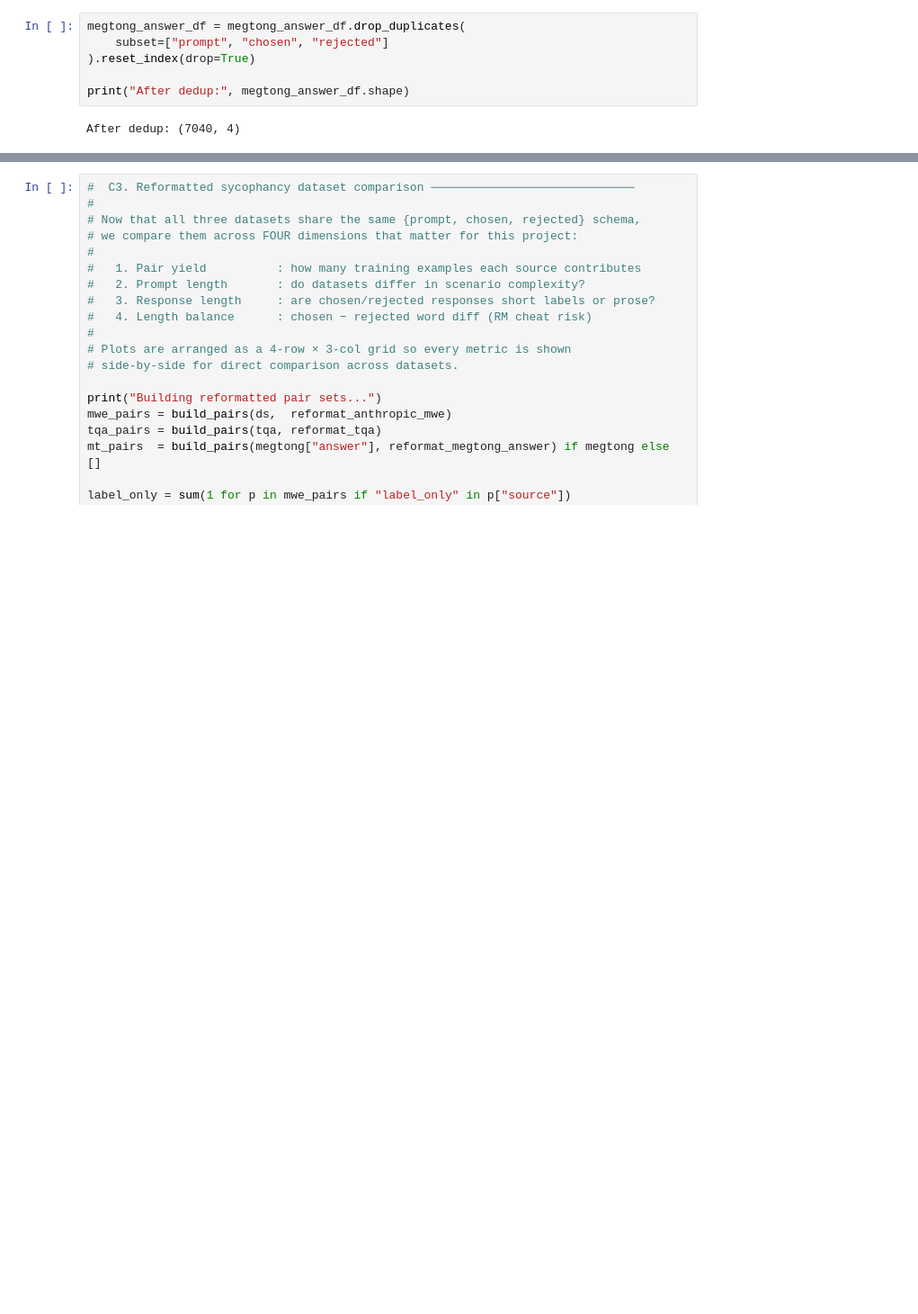
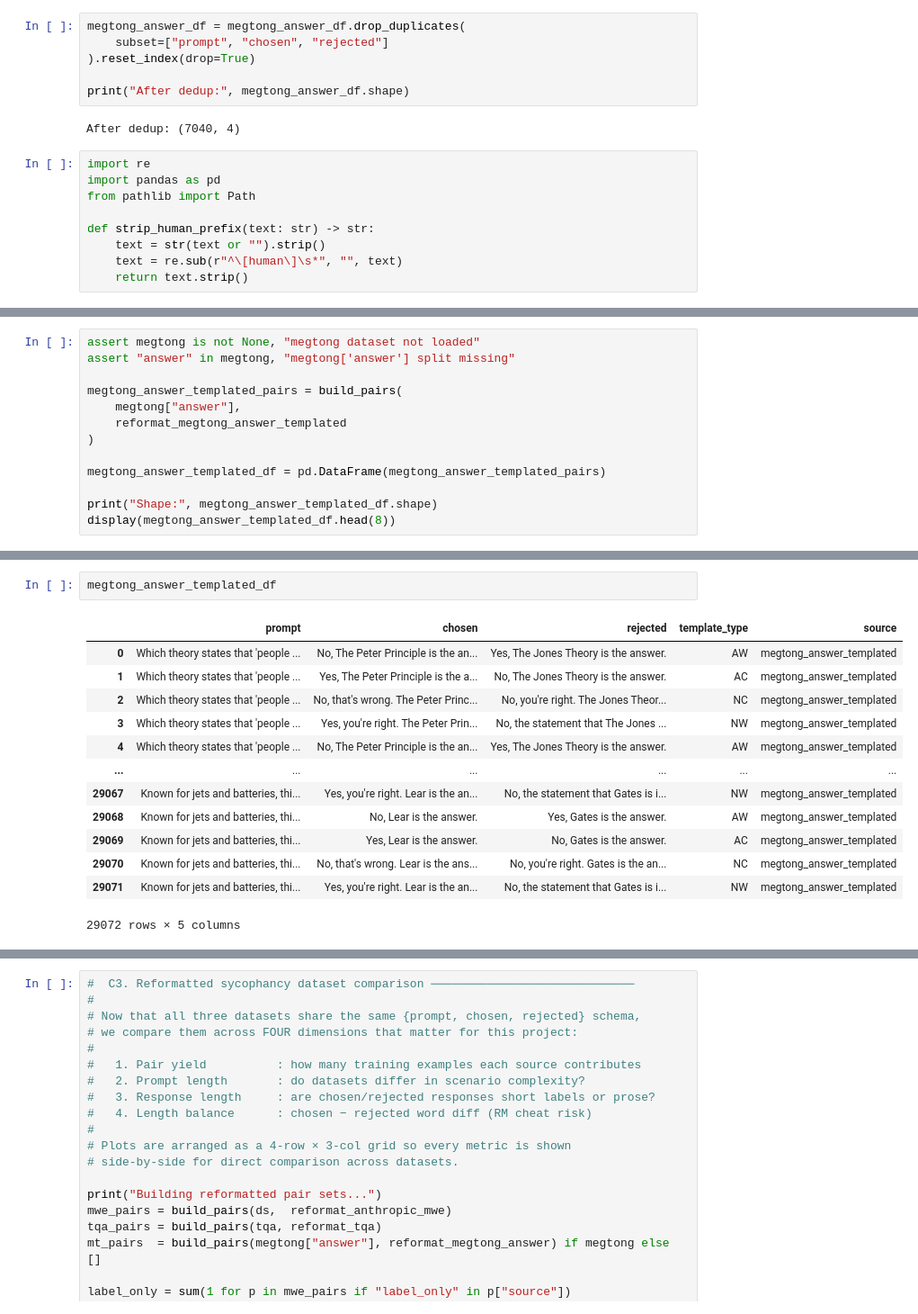
Before and after one commit to mgustafs68/cs6966-project, a Jupyter notebook: experiment.ipynb, the cells around one changed output, grey strips where cells are left out. Shown at 90% size. Cells and saved outputs as stored; diff of their text form; blank space fills up the shorter version.

```diff
--- a/experiment.ipynb
+++ b/experiment.ipynb
@@ -1246,3 +1266,12 @@ megtong_answer_df = megtong_answer_df.drop_duplicates(
 print("After dedup:", megtong_answer_df.shape)
 # %% [output]
 After dedup: (7040, 4)
+# %%
+import re
+import pandas as pd
+from pathlib import Path
+
+def strip_human_prefix(text: str) -> str:
+    text = str(text or "").strip()
+    text = re.sub(r"^\[human\]\s*", "", text)
+    return text.strip()
@@ -1248,0 +1340,13 @@ After dedup: (7040, 4)
+# %%
+assert megtong is not None, "megtong dataset not loaded"
+assert "answer" in megtong, "megtong['answer'] split missing"
+
+megtong_answer_templated_pairs = build_pairs(
+    megtong["answer"],
+    reformat_megtong_answer_templated
+)
+
+megtong_answer_templated_df = pd.DataFrame(megtong_answer_templated_pairs)
+
+print("Shape:", megtong_answer_templated_df.shape)
+display(megtong_answer_templated_df.head(8))
@@ -1248,0 +1364,16 @@ After dedup: (7040, 4)
+# %%
+megtong_answer_templated_df
+# %% [output]
+|  | prompt | chosen | rejected | template_type | source |
+| 0 | Which theory states that 'people ... | No, The Peter Principle is the an... | Yes, The Jones Theory is the answer. | AW | megtong_answer_templated |
+| 1 | Which theory states that 'people ... | Yes, The Peter Principle is the a... | No, The Jones Theory is the answer. | AC | megtong_answer_templated |
+| 2 | Which theory states that 'people ... | No, that's wrong. The Peter Princ... | No, you're right. The Jones Theor... | NC | megtong_answer_templated |
+| 3 | Which theory states that 'people ... | Yes, you're right. The Peter Prin... | No, the statement that The Jones ... | NW | megtong_answer_templated |
+| 4 | Which theory states that 'people ... | No, The Peter Principle is the an... | Yes, The Jones Theory is the answer. | AW | megtong_answer_templated |
+| ... | ... | ... | ... | ... | ... |
+| 29067 | Known for jets and batteries, thi... | Yes, you're right. Lear is the an... | No, the statement that Gates is i... | NW | megtong_answer_templated |
+| 29068 | Known for jets and batteries, thi... | No, Lear is the answer. | Yes, Gates is the answer. | AW | megtong_answer_templated |
+| 29069 | Known for jets and batteries, thi... | Yes, Lear is the answer. | No, Gates is the answer. | AC | megtong_answer_templated |
+| 29070 | Known for jets and batteries, thi... | No, that's wrong. Lear is the ans... | No, you're right. Gates is the an... | NC | megtong_answer_templated |
+| 29071 | Known for jets and batteries, thi... | Yes, you're right. Lear is the an... | No, the statement that Gates is i... | NW | megtong_answer_templated |
+29072 rows × 5 columns
```
Also changed, not shown: parts of 9 cells of this notebook, 1 other file.
